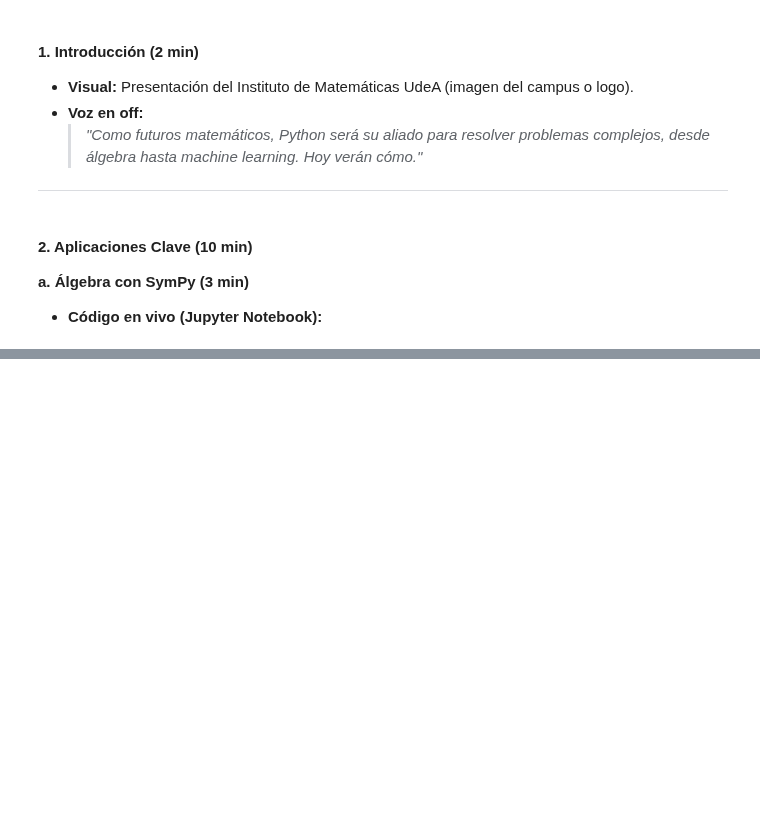
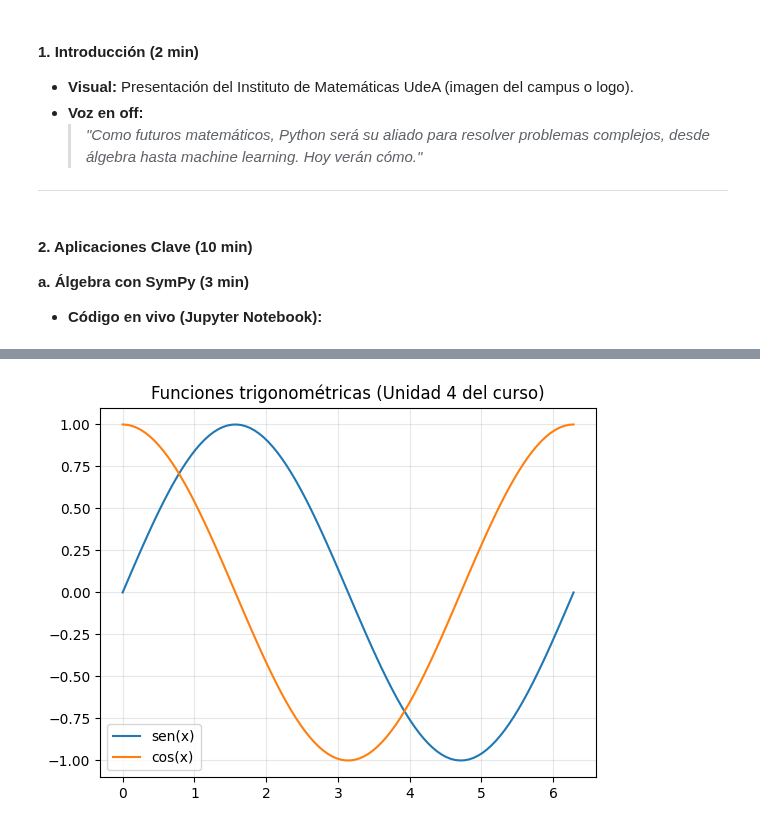
Before and after one commit to marco-canas/algebra_y_trigonometria, a Jupyter notebook: classes/1_IntroductionPythonJupyterNotebooks/0_preclase_python_for_math/cuaderno_jupyter_video_15_minutos.ipynb, the cells around one changed output, grey strips where cells are left out. Saved outputs shown, nothing was run; the diff lists cells and outputs as text; code cells hidden in the pictures; blank space fills up the shorter version.

```diff
--- a/classes/1_IntroductionPythonJupyterNotebooks/0_preclase_python_for_math/cuaderno_jupyter_video_15_minutos.ipynb
+++ b/classes/1_IntroductionPythonJupyterNotebooks/0_preclase_python_for_math/cuaderno_jupyter_video_15_minutos.ipynb
@@ -115,0 +67,14 @@ solve(equation, x)  # Output: [-4, 1]
+# %%
+import numpy as np
+import matplotlib.pyplot as plt
+# Gráfica de seno y coseno (relación con identidades trigonométricas)
+x = np.linspace(0, 2*np.pi, 100)
+plt.plot(x, np.sin(x), label='sen(x)')
+plt.plot(x, np.cos(x), label='cos(x)')
+plt.legend()
+plt.title("Funciones trigonométricas (Unidad 4 del curso)")
+plt.grid(alpha = 0.3)
+plt.savefig(r"C:\Users\marco\Downloads\funciones_trigonometricas.png")
+plt.show()
+# %% [output]
+[figure, added]
```
Also changed, not shown: parts of 15 cells of this notebook.
